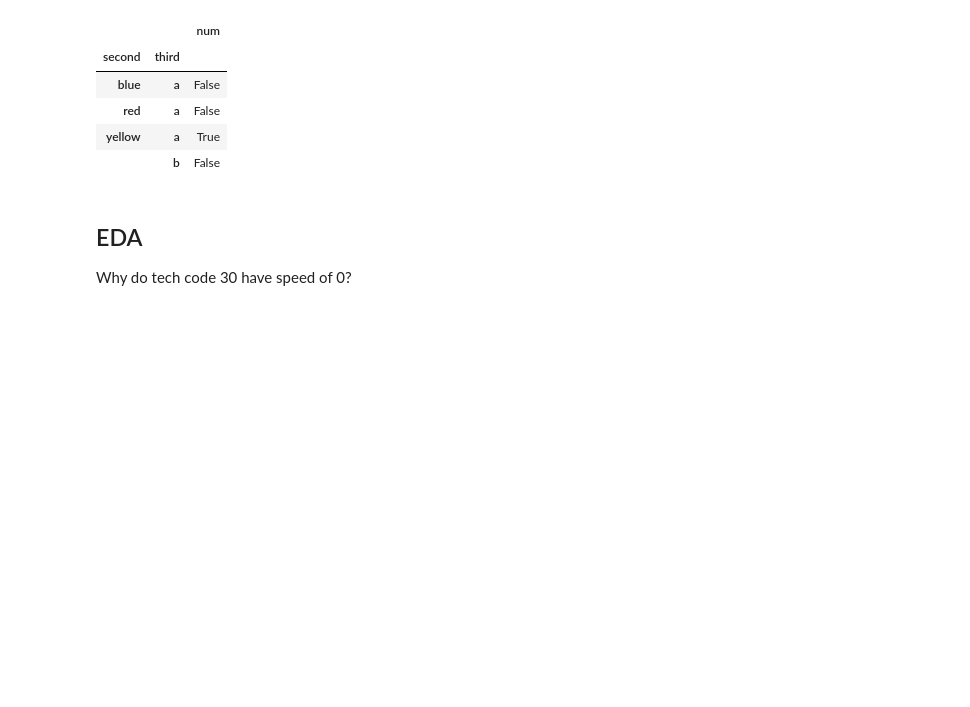
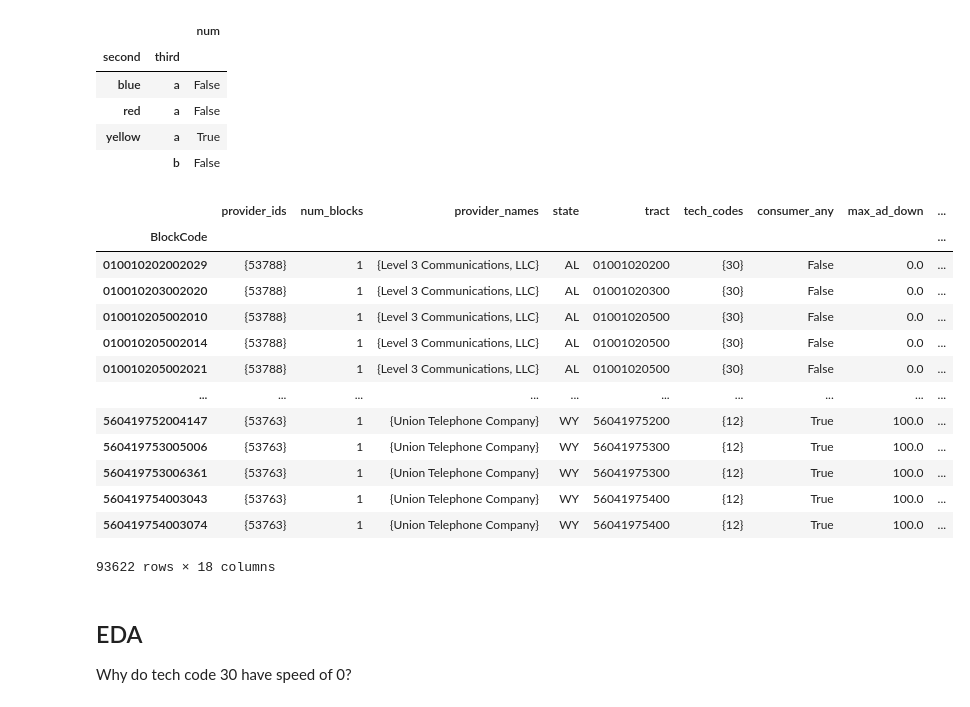
Before and after one commit to jcweaver/broadband-capstone, a Jupyter notebook: notebooks/FCC.ipynb, the cells around one changed output. Saved outputs shown, nothing was run; the diff lists cells and outputs as text; code cells hidden in the pictures; blank space fills up the shorter version.

```diff
--- a/notebooks/FCC.ipynb
+++ b/notebooks/FCC.ipynb
@@ -391,0 +711,25 @@ test.groupby(["second","third"]).agg(
+# %%
+agged["fcc_satellite"] = agged["tech_codes"].apply(lambda x: 60 in x)
+agged["fcc_dsl"]= agged["tech_codes"].apply(lambda x: (10 in x) | (11 in x) | (12 in x) | (20 in x))
+agged["fcc_cable_modem"] = agged["tech_codes"].apply(lambda x: (40 in x) | (41 in x) | (42 in x) | (43 in x))
+agged["fcc_other_copper"] = agged["tech_codes"].apply(lambda x: 30 in x)
+agged["fcc_fiber"] = agged["tech_codes"].apply(lambda x: 50 in x)
+agged["fcc_terrestrial_fixed_wireless"] = agged["tech_codes"].apply(lambda x: 70 in x)
+agged["fcc_other"] = agged["tech_codes"].apply(lambda x: (90 in x) | (0 in x))
+agged["fcc_wired"] = agged["fcc_dsl"] +
+agged
+# %% [output]
+|  | provider_ids | num_blocks | provider_names | state | tract | tech_codes | consumer_any | max_ad_down | ... |
+| BlockCode |  |  |  |  |  |  |  |  | ... |
+| 010010202002029 | {53788} | 1 | {Level 3 Communications, LLC} | AL | 01001020200 | {30} | False | 0.0 | ... |
+| 010010203002020 | {53788} | 1 | {Level 3 Communications, LLC} | AL | 01001020300 | {30} | False | 0.0 | ... |
+| 010010205002010 | {53788} | 1 | {Level 3 Communications, LLC} | AL | 01001020500 | {30} | False | 0.0 | ... |
+| 010010205002014 | {53788} | 1 | {Level 3 Communications, LLC} | AL | 01001020500 | {30} | False | 0.0 | ... |
+| 010010205002021 | {53788} | 1 | {Level 3 Communications, LLC} | AL | 01001020500 | {30} | False | 0.0 | ... |
+| ... | ... | ... | ... | ... | ... | ... | ... | ... | ... |
+| 560419752004147 | {53763} | 1 | {Union Telephone Company} | WY | 56041975200 | {12} | True | 100.0 | ... |
+| 560419753005006 | {53763} | 1 | {Union Telephone Company} | WY | 56041975300 | {12} | True | 100.0 | ... |
+| 560419753006361 | {53763} | 1 | {Union Telephone Company} | WY | 56041975300 | {12} | True | 100.0 | ... |
+| 560419754003043 | {53763} | 1 | {Union Telephone Company} | WY | 56041975400 | {12} | True | 100.0 | ... |
+| 560419754003074 | {53763} | 1 | {Union Telephone Company} | WY | 56041975400 | {12} | True | 100.0 | ... |
+93622 rows × 18 columns
```
Also changed, not shown: parts of 49 cells of this notebook, 2 other files.
